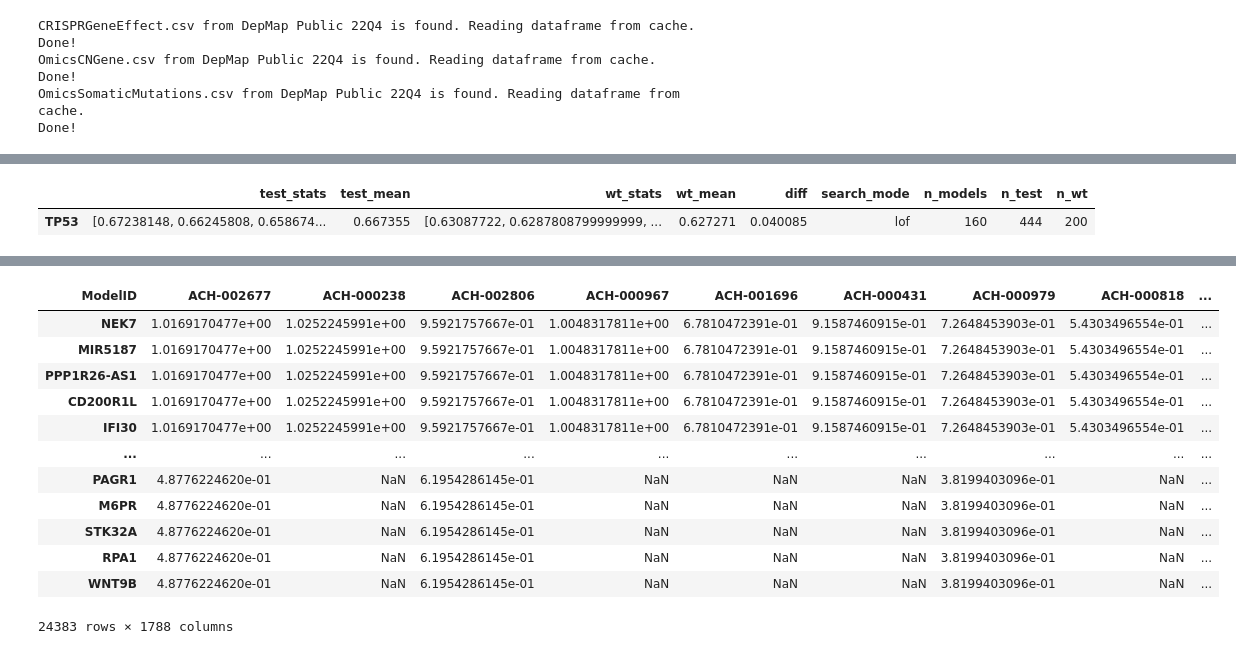
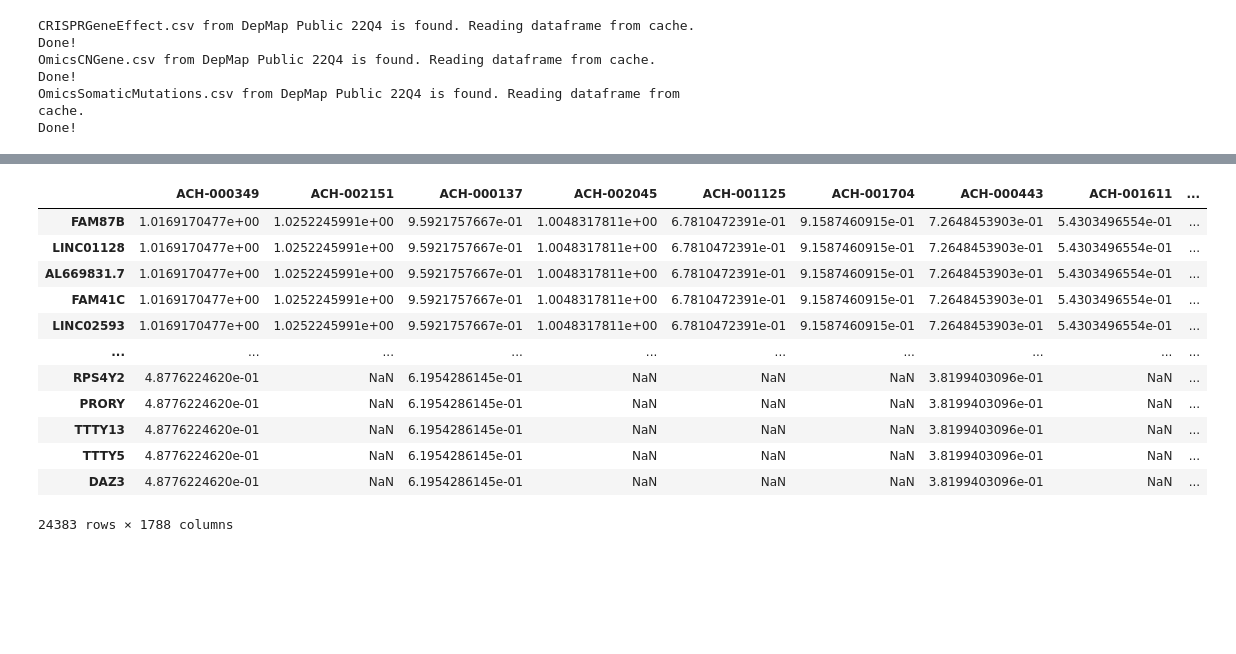
Before and after one commit to anderseng/proxbias, a Jupyter notebook: proxbias/notebooks/DepMap_PB_Driver_Scan_sample.ipynb, the cells around one changed output, grey strips where cells are left out. Drawn from its saved outputs; the diff is of its cells as text; code cells hidden in the pictures; blank space fills up the shorter version.

```diff
--- a/proxbias/notebooks/DepMap_PB_Driver_Scan_sample.ipynb
+++ b/proxbias/notebooks/DepMap_PB_Driver_Scan_sample.ipynb
@@ -51,8 +54,3 @@ Wall time: 2min 51s
-# %%
-res.head()
-# %% [output]
-|  | test_stats | test_mean | wt_stats | wt_mean | diff | search_mode | n_models | n_test | n_wt |
-| TP53 | [0.67238148, 0.66245808, 0.658674... | 0.667355 | [0.63087722, 0.6287808799999999, ... | 0.627271 | 0.040085 | lof | 160 | 444 | 200 |
 # %%
 #write a function that performs a t-test for the bootstrap estimates
 def perform_t_test(df: pd.DataFrame) -> pd.DataFrame:
@@ -81,48 +79,62 @@ ttest
 |  | gene | test_stats | test_mean | wt_stats | wt_mean | diff | search_mode | n_models | n_test | n_wt | ... |
 | 0 | TP53 | [0.67238148, 0.66245808, 0.658674... | 6.6735532760e-01 | [0.63087722, 0.6287808799999999, ... | 6.2727074140e-01 | 4.0084586200e-02 | lof | 160 | 444 | 200 | ... |
 # %%
-# Write a function that scrambles the ModelID column name so that it is disconnected from the mutation type
+### write a function to scramble a given column's values
 def scramble_column(df: pd.DataFrame, column_name: str = 'ModelID', seed: int = None) -> pd.DataFrame:
     scrambled_df = df.copy()
 
     # Check if the specified column is in the DataFrame
     if column_name in scrambled_df.columns:
         # Extract the specified column
         column_values = scrambled_df[column_name].tolist()
     else:
         # Extract the index if the column is not a regular column
         column_values = scrambled_df.index.tolist()
 
     # Shuffle the column values list with the specified seed
     if seed is not None:
         random.seed(seed)
     random.shuffle(column_values)
 
     # Assign the scrambled column values list back to the DataFrame
     if column_name in scrambled_df.columns:
         scrambled_df[column_name] = column_values
     else:
         scrambled_df.index = column_values
 
     return scrambled_df
 
-# Example usage
+### write a function to scramble column names
+def scramble_column_names(df: pd.DataFrame, seed: int = None) -> pd.DataFrame:
+    scrambled_df = df.copy()
+    column_names = list(scrambled_df.columns)
+
+    # Shuffle column names list with the specified seed
+    if seed is not None:
+        random.seed(seed)
+    random.shuffle(column_names)
+
+    # Assign scrambled column names back to the DataFrame
+    scrambled_df.columns = column_names
+    return scrambled_df
+
+
 # Assuming crispr_effect is a DataFrame
-scrambled_cnv_data = scramble_column(cnv_data, seed=60)
+scrambled_cnv_data = scramble_column_names(cnv_data, seed=60)
 scrambled_cnv_data
 # %% [output]
-| ModelID | ACH-002677 | ACH-000238 | ACH-002806 | ACH-000967 | ACH-001696 | ACH-000431 | ACH-000979 | ACH-000818 | ... |
-| NEK7 | 1.0169170477e+00 | 1.0252245991e+00 | 9.5921757667e-01 | 1.0048317811e+00 | 6.7810472391e-01 | 9.1587460915e-01 | 7.2648453903e-01 | 5.4303496554e-01 | ... |
-| MIR5187 | 1.0169170477e+00 | 1.0252245991e+00 | 9.5921757667e-01 | 1.0048317811e+00 | 6.7810472391e-01 | 9.1587460915e-01 | 7.2648453903e-01 | 5.4303496554e-01 | ... |
-| PPP1R26-AS1 | 1.0169170477e+00 | 1.0252245991e+00 | 9.5921757667e-01 | 1.0048317811e+00 | 6.7810472391e-01 | 9.1587460915e-01 | 7.2648453903e-01 | 5.4303496554e-01 | ... |
-| CD200R1L | 1.0169170477e+00 | 1.0252245991e+00 | 9.5921757667e-01 | 1.0048317811e+00 | 6.7810472391e-01 | 9.1587460915e-01 | 7.2648453903e-01 | 5.4303496554e-01 | ... |
-| IFI30 | 1.0169170477e+00 | 1.0252245991e+00 | 9.5921757667e-01 | 1.0048317811e+00 | 6.7810472391e-01 | 9.1587460915e-01 | 7.2648453903e-01 | 5.4303496554e-01 | ... |
+|  | ACH-000349 | ACH-002151 | ACH-000137 | ACH-002045 | ACH-001125 | ACH-001704 | ACH-000443 | ACH-001611 | ... |
+| FAM87B | 1.0169170477e+00 | 1.0252245991e+00 | 9.5921757667e-01 | 1.0048317811e+00 | 6.7810472391e-01 | 9.1587460915e-01 | 7.2648453903e-01 | 5.4303496554e-01 | ... |
+| LINC01128 | 1.0169170477e+00 | 1.0252245991e+00 | 9.5921757667e-01 | 1.0048317811e+00 | 6.7810472391e-01 | 9.1587460915e-01 | 7.2648453903e-01 | 5.4303496554e-01 | ... |
+| AL669831.7 | 1.0169170477e+00 | 1.0252245991e+00 | 9.5921757667e-01 | 1.0048317811e+00 | 6.7810472391e-01 | 9.1587460915e-01 | 7.2648453903e-01 | 5.4303496554e-01 | ... |
+| FAM41C | 1.0169170477e+00 | 1.0252245991e+00 | 9.5921757667e-01 | 1.0048317811e+00 | 6.7810472391e-01 | 9.1587460915e-01 | 7.2648453903e-01 | 5.4303496554e-01 | ... |
+| LINC02593 | 1.0169170477e+00 | 1.0252245991e+00 | 9.5921757667e-01 | 1.0048317811e+00 | 6.7810472391e-01 | 9.1587460915e-01 | 7.2648453903e-01 | 5.4303496554e-01 | ... |
 | ... | ... | ... | ... | ... | ... | ... | ... | ... | ... |
-| PAGR1 | 4.8776224620e-01 | NaN | 6.1954286145e-01 | NaN | NaN | NaN | 3.8199403096e-01 | NaN | ... |
-| M6PR | 4.8776224620e-01 | NaN | 6.1954286145e-01 | NaN | NaN | NaN | 3.8199403096e-01 | NaN | ... |
-| STK32A | 4.8776224620e-01 | NaN | 6.1954286145e-01 | NaN | NaN | NaN | 3.8199403096e-01 | NaN | ... |
-| RPA1 | 4.8776224620e-01 | NaN | 6.1954286145e-01 | NaN | NaN | NaN | 3.8199403096e-01 | NaN | ... |
-| WNT9B | 4.8776224620e-01 | NaN | 6.1954286145e-01 | NaN | NaN | NaN | 3.8199403096e-01 | NaN | ... |
+| RPS4Y2 | 4.8776224620e-01 | NaN | 6.1954286145e-01 | NaN | NaN | NaN | 3.8199403096e-01 | NaN | ... |
+| PRORY | 4.8776224620e-01 | NaN | 6.1954286145e-01 | NaN | NaN | NaN | 3.8199403096e-01 | NaN | ... |
+| TTTY13 | 4.8776224620e-01 | NaN | 6.1954286145e-01 | NaN | NaN | NaN | 3.8199403096e-01 | NaN | ... |
+| TTTY5 | 4.8776224620e-01 | NaN | 6.1954286145e-01 | NaN | NaN | NaN | 3.8199403096e-01 | NaN | ... |
+| DAZ3 | 4.8776224620e-01 | NaN | 6.1954286145e-01 | NaN | NaN | NaN | 3.8199403096e-01 | NaN | ... |
 24383 rows × 1788 columns
 # %%
 #Test compute_monte_carlo_stats on just one scrambled version of the cnv data
```
Also changed, not shown: parts of 11 cells of this notebook, 2 other files.
